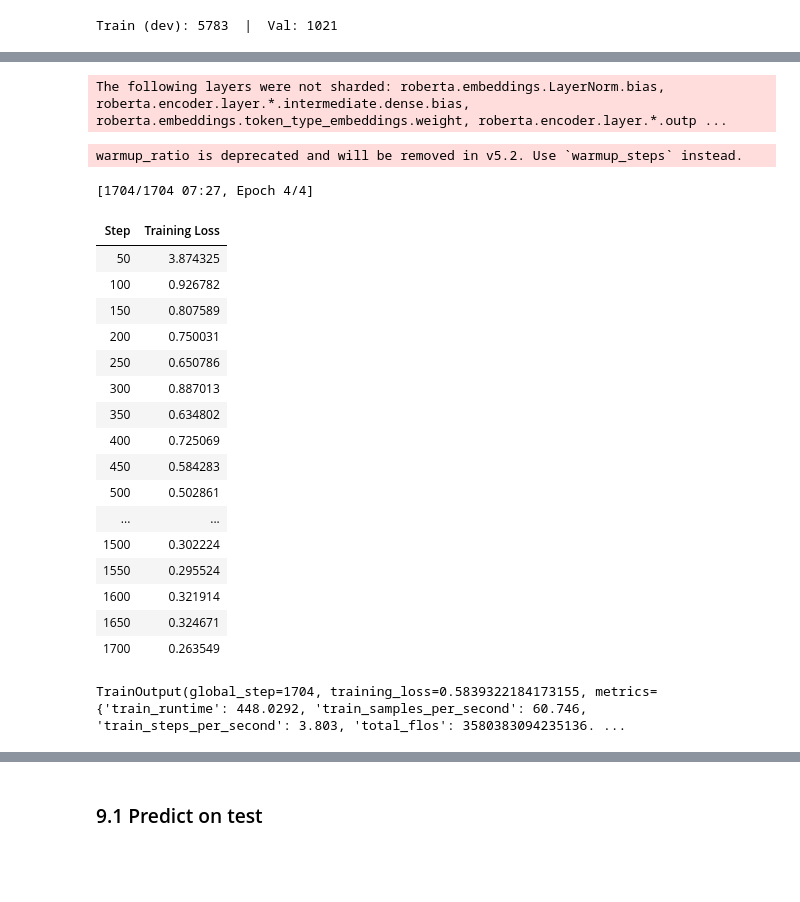
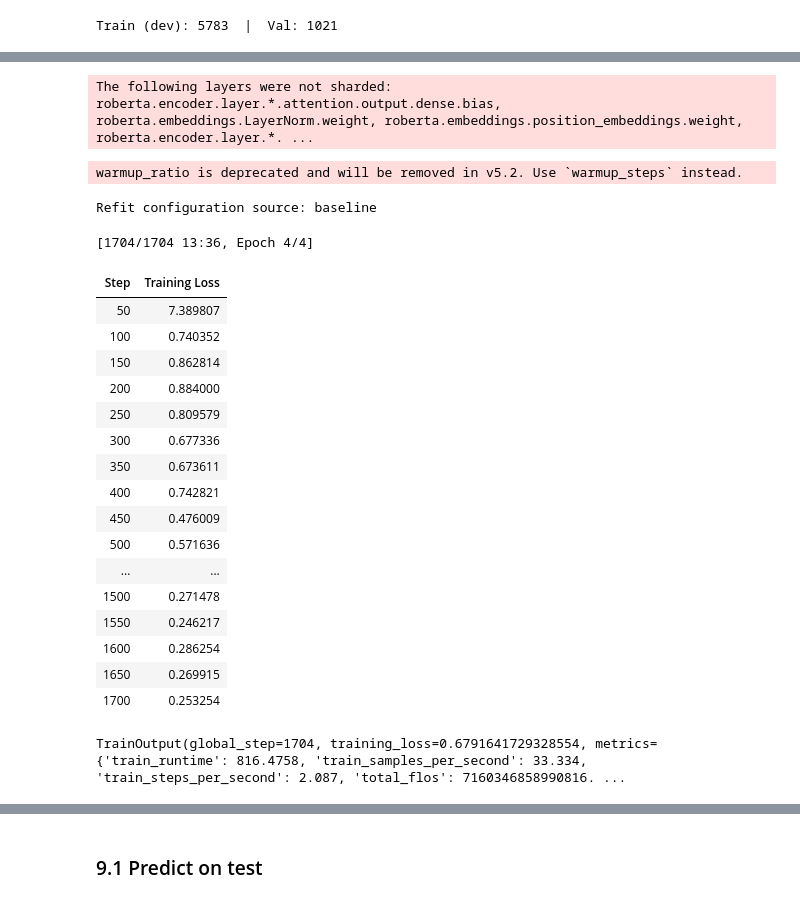
Before and after one commit to Noa-Gilad/Vocabulary-Level-Prediction, a Jupyter notebook: BERT_comparison.ipynb, the cells around one changed output, grey strips where cells are left out. Drawn from its saved outputs; the diff is of its cells as text; code cells hidden in the pictures; blank space fills up the shorter version.

```diff
--- a/BERT_comparison.ipynb
+++ b/BERT_comparison.ipynb
@@ -136,6 +133,6 @@ Loading from `roberta-base`: **MLM head** weights (`lm_head.*`) are unused for s
 # %%
 MODEL_NAME = "roberta-base"
-MAX_LENGTH = 256
+MAX_LENGTH = 512
 
 tokenizer = AutoTokenizer.from_pretrained(MODEL_NAME)
 
@@ -208,4 +196,7 @@ trainer_dev = WeightedRegressionTrainer(
 )
 
 trainer_dev.train()
+baseline_val_metrics = trainer_dev.evaluate(eval_dataset=ds_val)
+baseline_val_qwk = float(baseline_val_metrics["eval_qwk"])
+print(f"Baseline val QWK: {baseline_val_qwk:.4f}")
 # %% [output]
@@ -275,7 +263,26 @@ else:
     bt = study.best_trial
     best_trial = BestRun(str(bt.number), bt.value, bt.params)
 
-print(f"\nBest val QWK: {best_trial.objective:.4f}")
-print(f"Best hyperparameters: {best_trial.hyperparameters}")
+tuned_val_qwk = float(best_trial.objective)
+print(f"\nBest tuned val QWK: {tuned_val_qwk:.4f}")
+print(f"Best tuned hyperparameters: {best_trial.hyperparameters}")
+print(f"Baseline val QWK (from §6): {baseline_val_qwk:.4f}")
+
+if tuned_val_qwk > baseline_val_qwk:
+    selected_hyperparameters = dict(best_trial.hyperparameters)
+    selected_configuration_source = "optuna_tuned"
+    print("Selected configuration: Optuna-tuned hyperparameters (better validation QWK).")
+else:
+    selected_hyperparameters = {
+        "learning_rate": training_args_dev.learning_rate,
+        "per_device_train_batch_size": training_args_dev.per_device_train_batch_size,
+        "num_train_epochs": int(training_args_dev.num_train_epochs),
+        "weight_decay": training_args_dev.weight_decay,
+        "warmup_ratio": training_args_dev.warmup_ratio,
+    }
+    selected_configuration_source = "baseline"
+    print("Selected configuration: Baseline hyperparameters (no validation QWK gain from tuning).")
+
+print(f"Selected hyperparameters: {selected_hyperparameters}")
 # %% [output]
 Starting fresh: 15 trials.
@@ -319,56 +330,58 @@ with suppress_hf_loading_report():
     model_full = AutoModelForSequenceClassification.from_pretrained(
         MODEL_NAME,
         num_labels=1,
         problem_type="regression",
     )
 
-# Start from best trial hparams; override fixed args that don't come from the search.
-best_hp = best_trial.hyperparameters
+# Refit uses the configuration selected in §7 (tuned only if it improved val QWK).
+selected_hp = selected_hyperparameters
+print(f"Refit configuration source: {selected_configuration_source}")
 training_args_full = TrainingArguments(
     output_dir="./roberta_full_output",
-    learning_rate=best_hp["learning_rate"],
-    per_device_train_batch_size=best_hp["per_device_train_batch_size"],
-    num_train_epochs=best_hp["num_train_epochs"],
-    weight_decay=best_hp["weight_decay"],
-    warmup_ratio=best_hp["warmup_ratio"],
+    learning_rate=selected_hp["learning_rate"],
+    per_device_train_batch_size=selected_hp["per_device_train_batch_size"],
+    num_train_epochs=selected_hp["num_train_epochs"],
+    weight_decay=selected_hp["weight_decay"],
+    warmup_ratio=selected_hp["warmup_ratio"],
     eval_strategy="no",
     save_strategy="epoch",
     save_total_limit=1,
     logging_steps=50,
     seed=RANDOM_STATE,
     fp16=torch.cuda.is_available(),
     report_to="none",
     remove_unused_columns=False,
 )
 
 trainer_full = WeightedRegressionTrainer(
     model=model_full,
     args=training_args_full,
     train_dataset=ds_train_full,
     processing_class=tokenizer,
     data_collator=data_collator,
 )
 
 trainer_full.train()
 # %% [output]
-The following layers were not sharded: roberta.embeddings.LayerNorm.bias, roberta.encoder.layer.*.intermediate.dense.bias, roberta.embeddings.token_type_embeddings.weight, roberta.encoder.layer.*.outp ...
+The following layers were not sharded: roberta.encoder.layer.*.attention.output.dense.bias, roberta.embeddings.LayerNorm.weight, roberta.embeddings.position_embeddings.weight, roberta.encoder.layer.*. ...
 warmup_ratio is deprecated and will be removed in v5.2. Use `warmup_steps` instead.
-[1704/1704 07:27, Epoch 4/4]
+Refit configuration source: baseline
+[1704/1704 13:36, Epoch 4/4]
 | Step | Training Loss |
-| 50 | 3.874325 |
-| 100 | 0.926782 |
-| 150 | 0.807589 |
-| 200 | 0.750031 |
-| 250 | 0.650786 |
-| 300 | 0.887013 |
-| 350 | 0.634802 |
-| 400 | 0.725069 |
-| 450 | 0.584283 |
-| 500 | 0.502861 |
+| 50 | 7.389807 |
+| 100 | 0.740352 |
+| 150 | 0.862814 |
+| 200 | 0.884000 |
+| 250 | 0.809579 |
+| 300 | 0.677336 |
+| 350 | 0.673611 |
+| 400 | 0.742821 |
+| 450 | 0.476009 |
+| 500 | 0.571636 |
 | ... | ... |
-| 1500 | 0.302224 |
-| 1550 | 0.295524 |
-| 1600 | 0.321914 |
-| 1650 | 0.324671 |
-| 1700 | 0.263549 |
+| 1500 | 0.271478 |
+| 1550 | 0.246217 |
+| 1600 | 0.286254 |
+| 1650 | 0.269915 |
+| 1700 | 0.253254 |
-TrainOutput(global_step=1704, training_loss=0.5839322184173155, metrics={'train_runtime': 448.0292, 'train_samples_per_second': 60.746, 'train_steps_per_second': 3.803, 'total_flos': 3580383094235136. ...
+TrainOutput(global_step=1704, training_loss=0.6791641729328554, metrics={'train_runtime': 816.4758, 'train_samples_per_second': 33.334, 'train_steps_per_second': 2.087, 'total_flos': 7160346858990816. ...
```
Also changed, not shown: parts of 25 cells of this notebook, 11 other files.
